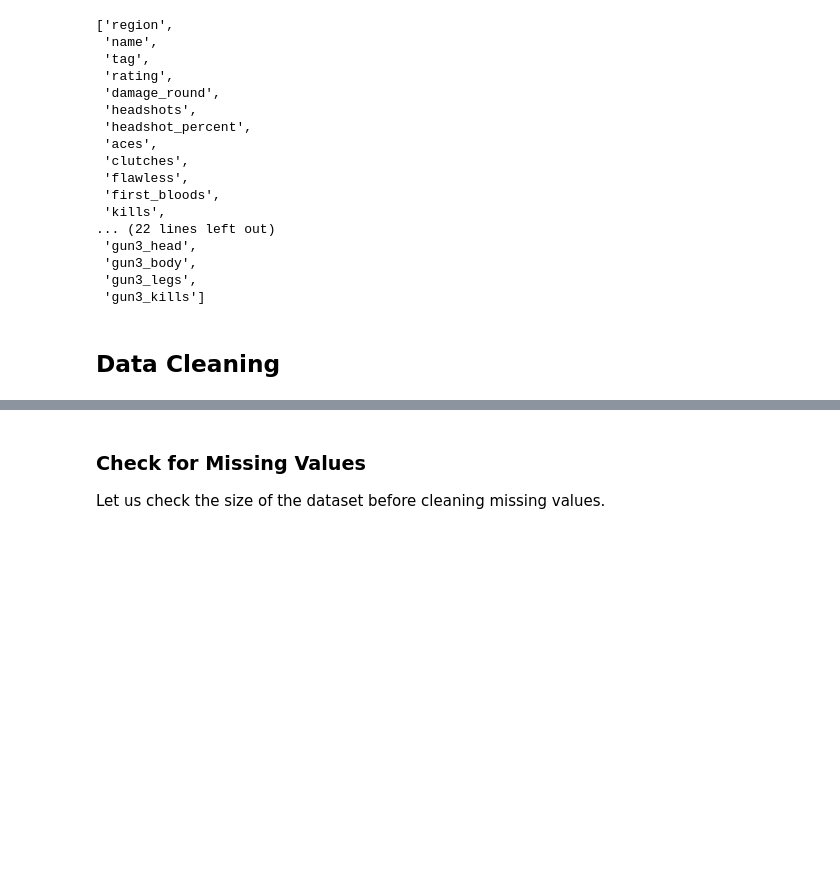
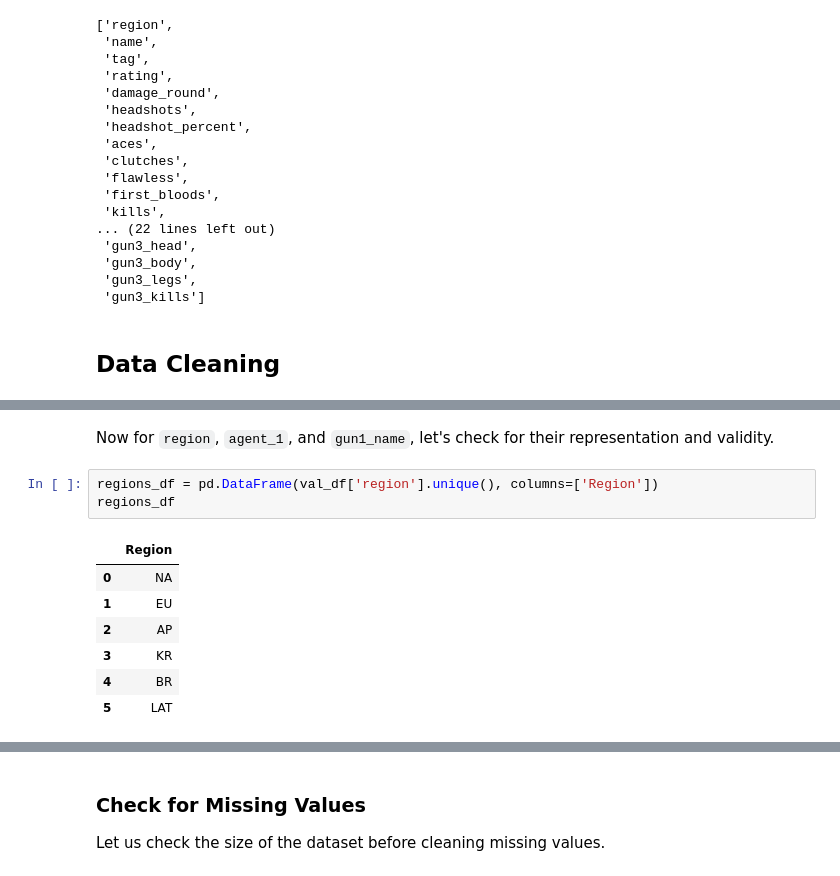
Before and after one commit to grahamogatia/valorant-statistical-modelling, a Jupyter notebook: [CSMODEL] Project - Case Study.ipynb, the cells around one changed output, grey strips where cells are left out. Cells and saved outputs as stored; diff of their text form; blank space fills up the shorter version.

```diff
--- a/[CSMODEL] Project - Case Study.ipynb
+++ b/[CSMODEL] Project - Case Study.ipynb
@@ -126,0 +160,13 @@ val_df
+# %% [markdown]
+Now for `region`, `agent_1`, and `gun1_name`, let's check for their representation and validity.
+# %%
+regions_df = pd.DataFrame(val_df['region'].unique(), columns=['Region'])
+regions_df
+# %% [output]
+|  | Region |
+| 0 | NA |
+| 1 | EU |
+| 2 | AP |
+| 3 | KR |
+| 4 | BR |
+| 5 | LAT |
```
Also changed, not shown: parts of 40 cells of this notebook.
